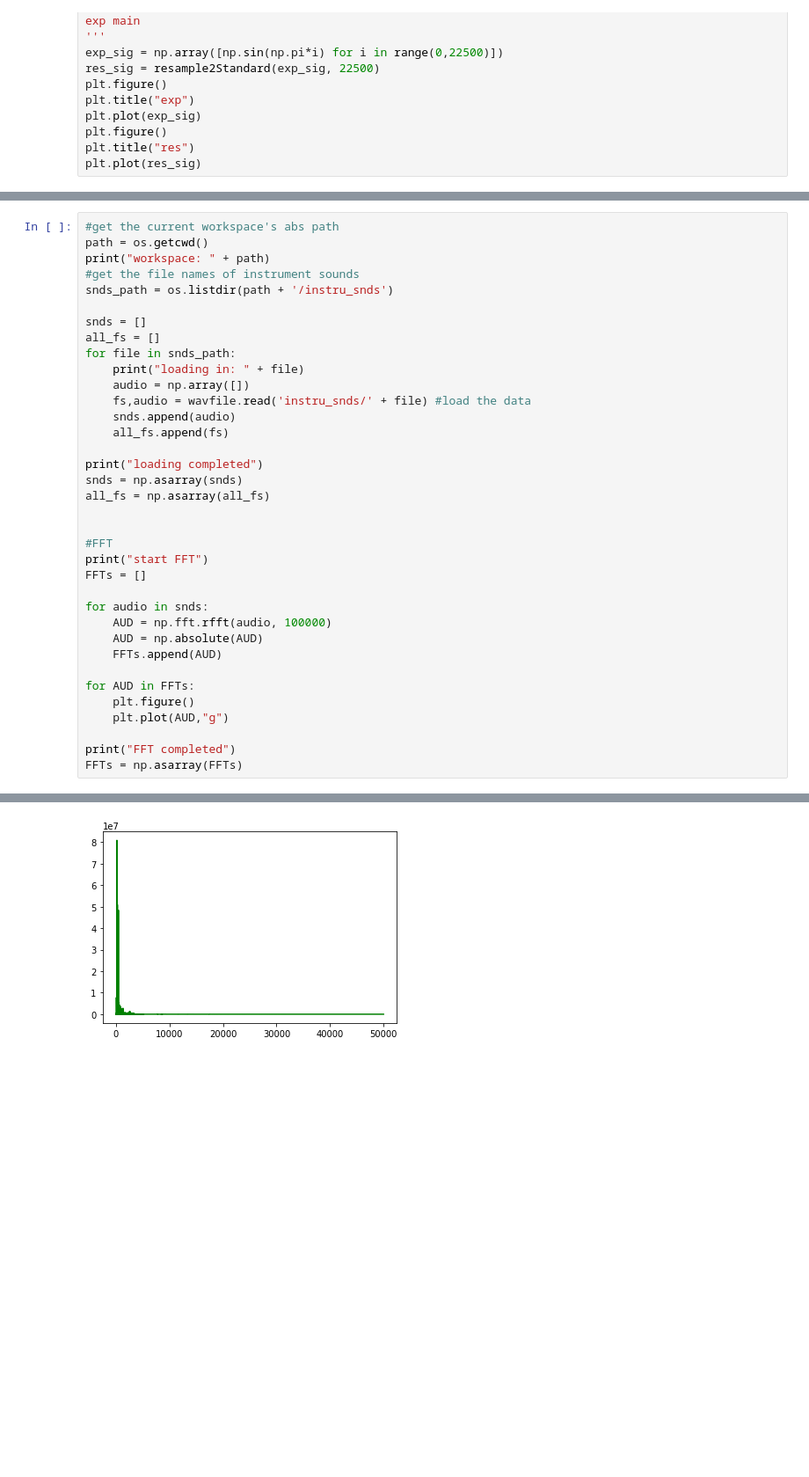
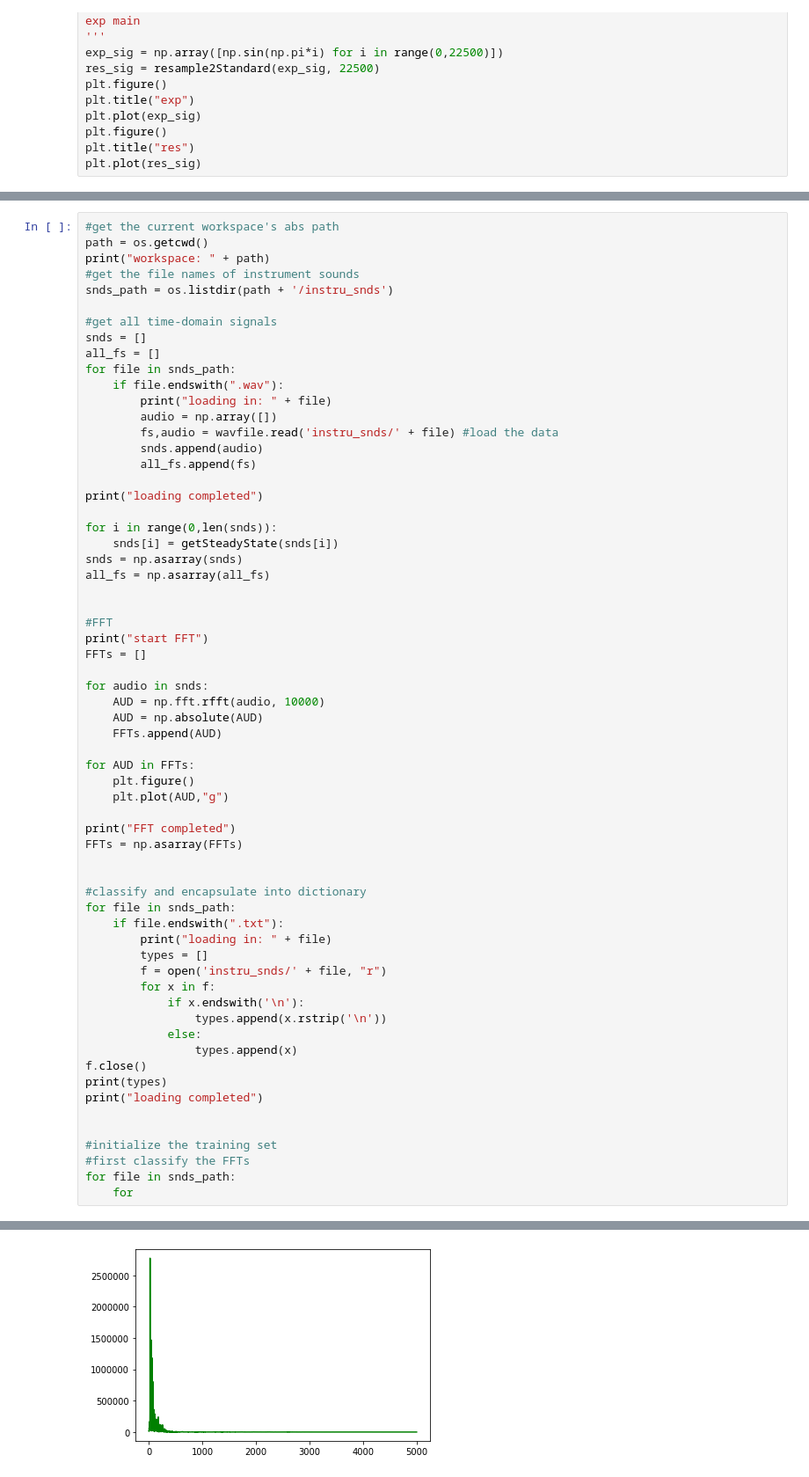
Before and after one commit to ruohuali/ECE397, a Jupyter notebook: setup_train.ipynb, the cells around one changed output, grey strips where cells are left out. Shown at 88% size. Drawn from its saved outputs; the diff is of its cells as text; blank space fills up the shorter version.

```diff
--- a/setup_train.ipynb
+++ b/setup_train.ipynb
@@ -239,16 +264,21 @@ print("workspace: " + path)
 #get the file names of instrument sounds
 snds_path = os.listdir(path + '/instru_snds')
 
+#get all time-domain signals
 snds = []
 all_fs = []
 for file in snds_path:
-    print("loading in: " + file)
-    audio = np.array([])
-    fs,audio = wavfile.read('instru_snds/' + file) #load the data
-    snds.append(audio)
-    all_fs.append(fs)
+    if file.endswith(".wav"):
+        print("loading in: " + file)
+        audio = np.array([])
+        fs,audio = wavfile.read('instru_snds/' + file) #load the data
+        snds.append(audio)
+        all_fs.append(fs)
 
 print("loading completed")
+
+for i in range(0,len(snds)):
+    snds[i] = getSteadyState(snds[i])
 snds = np.asarray(snds)
 all_fs = np.asarray(all_fs)
 
@@ -258,7 +288,7 @@ print("start FFT")
 FFTs = []
 
 for audio in snds:
-    AUD = np.fft.rfft(audio, 100000)
+    AUD = np.fft.rfft(audio, 10000)
     AUD = np.absolute(AUD)
     FFTs.append(AUD)
 
@@ -268,5 +298,27 @@ for AUD in FFTs:
 
 print("FFT completed")
 FFTs = np.asarray(FFTs)
+
+
+#classify and encapsulate into dictionary
+for file in snds_path:
+    if file.endswith(".txt"):
+        print("loading in: " + file)
+        types = []
+        f = open('instru_snds/' + file, "r")
+        for x in f:
+            if x.endswith('\n'):
+                types.append(x.rstrip('\n'))
+            else:
+                types.append(x)
+f.close()
+print(types)
+print("loading completed")
+
+
+#initialize the training set
+#first classify the FFTs
+for file in snds_path:
+    for
 # %% [output]
 workspace: /mnt/c/Users/24488/Desktop/Study/ECE397Project/ece397_project
@@ -279 +335 @@ FFT completed
-[figure, old version]
+[figure, new version]
```
Also changed, not shown: parts of 3 cells of this notebook.
